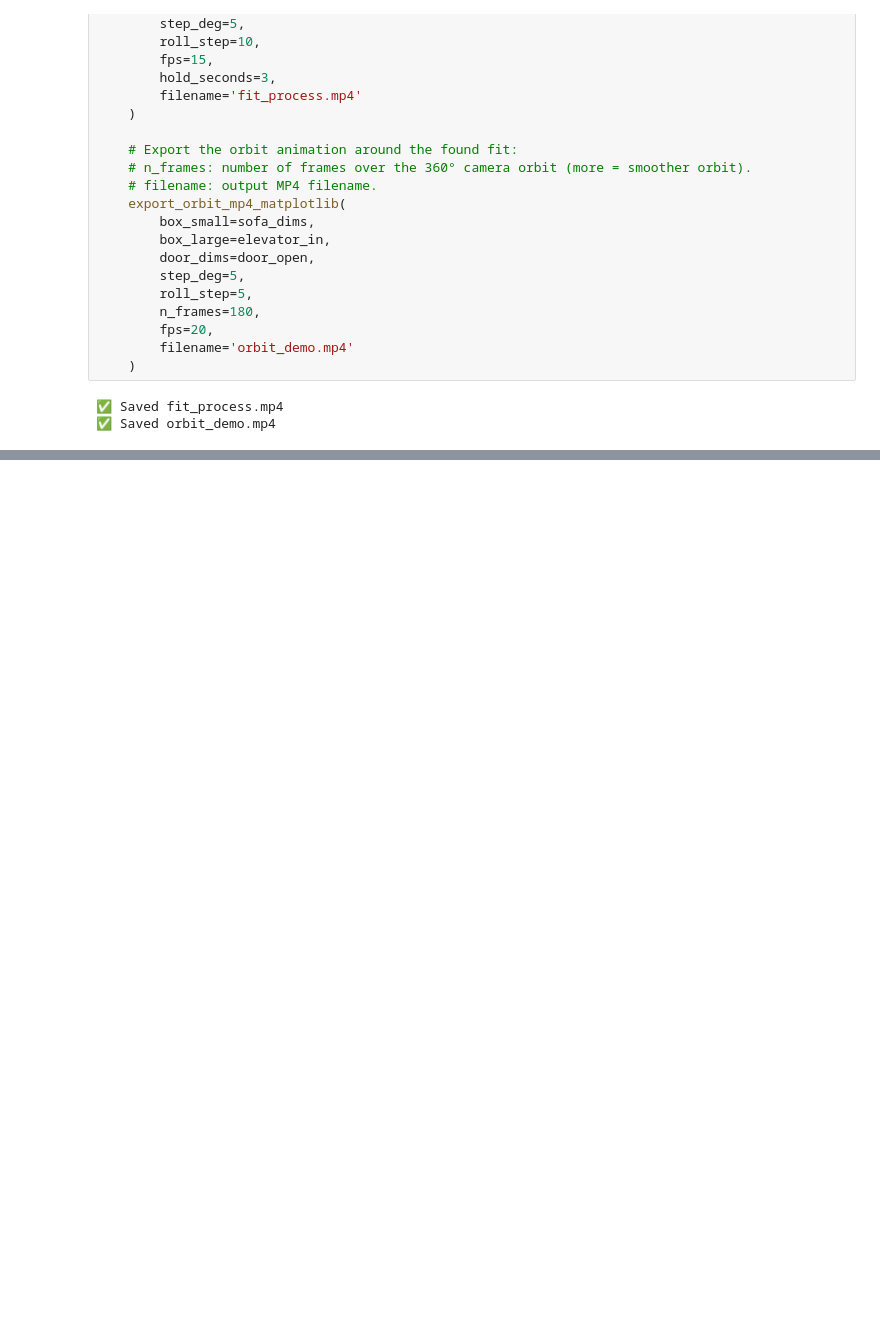
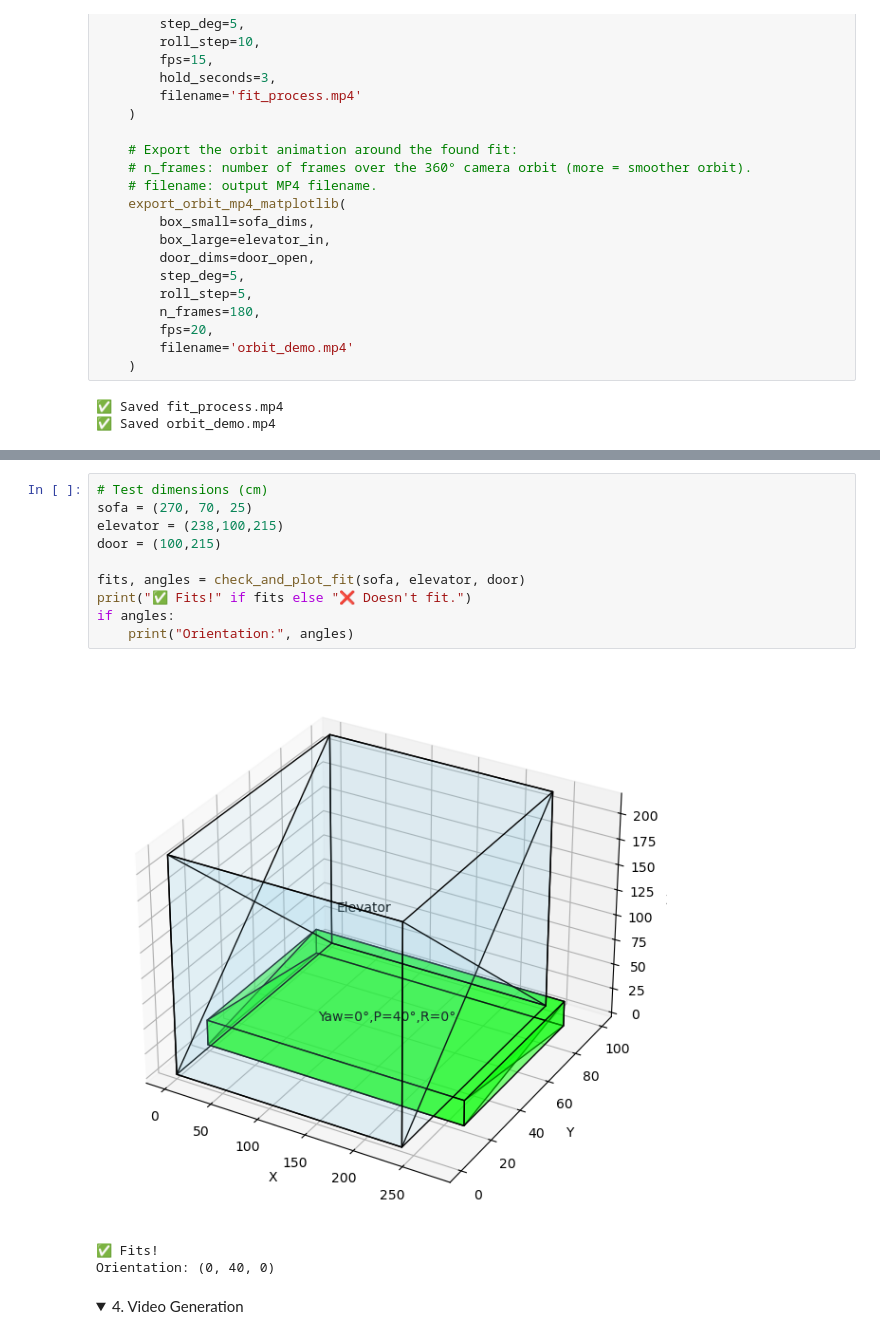
Before and after one commit to omer-re/will_it_fit, a Jupyter notebook: will_it_fit_in_elevator.ipynb, the cells around one changed output, grey strips where cells are left out. Drawn from its saved outputs; the diff is of its cells as text; folded sections open; blank space fills up the shorter version.

```diff
--- a/will_it_fit_in_elevator.ipynb
+++ b/will_it_fit_in_elevator.ipynb
@@ -423,0 +553,16 @@ if __name__ == "__main__":
+# %%
+# Test dimensions (cm)
+sofa = (270, 70, 25)
+elevator = (238,100,215)
+door = (100,215)
+
+fits, angles = check_and_plot_fit(sofa, elevator, door)
+print("✅ Fits!" if fits else "❌ Doesn't fit.")
+if angles:
+    print("Orientation:", angles)
+# %% [output]
+[figure, added]
+✅ Fits!
+Orientation: (0, 40, 0)
+# %% [markdown]
+ </details> <details> <summary>4. Video Generation</summary>
```
Also changed, not shown: parts of 11 cells of this notebook.
